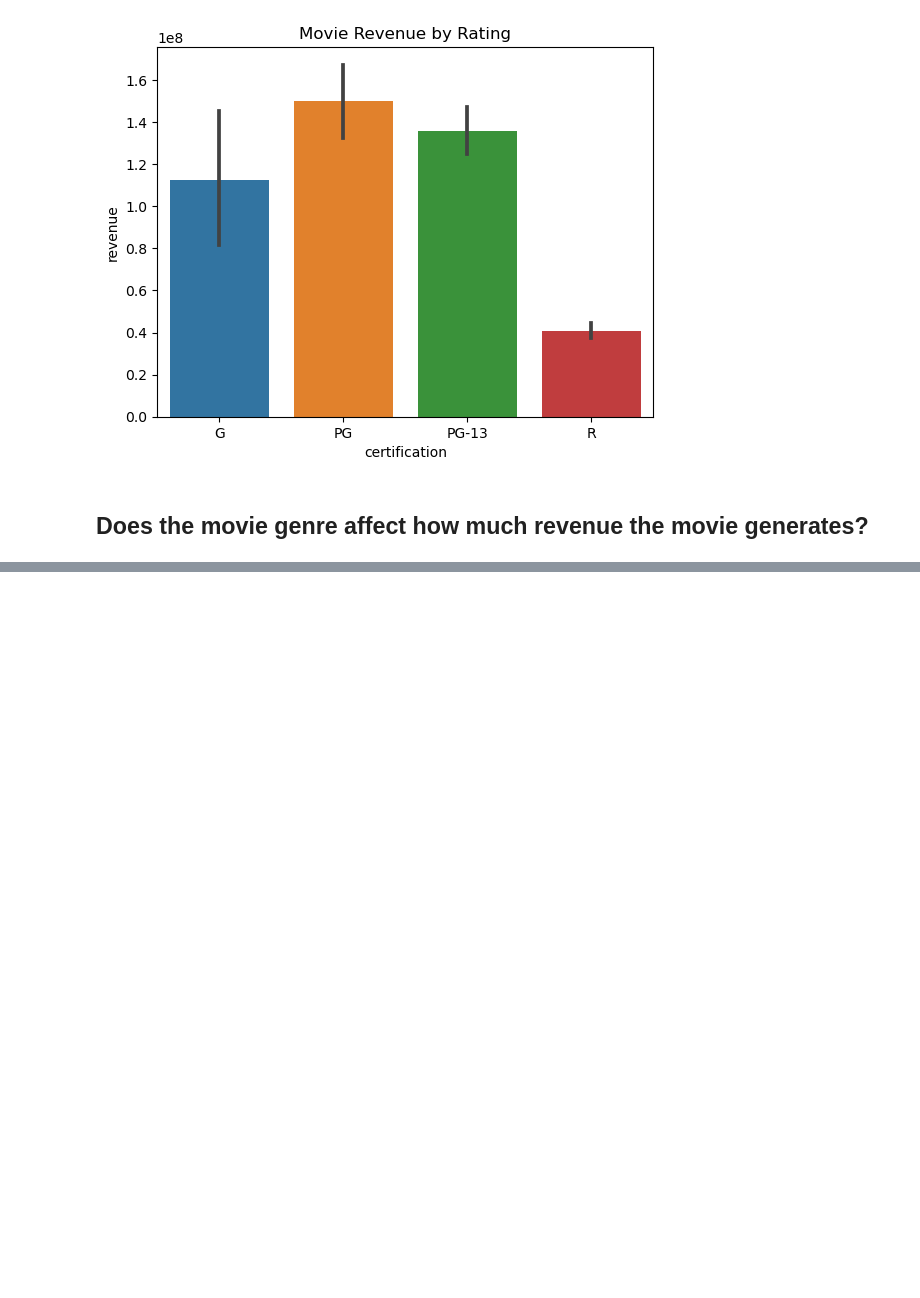
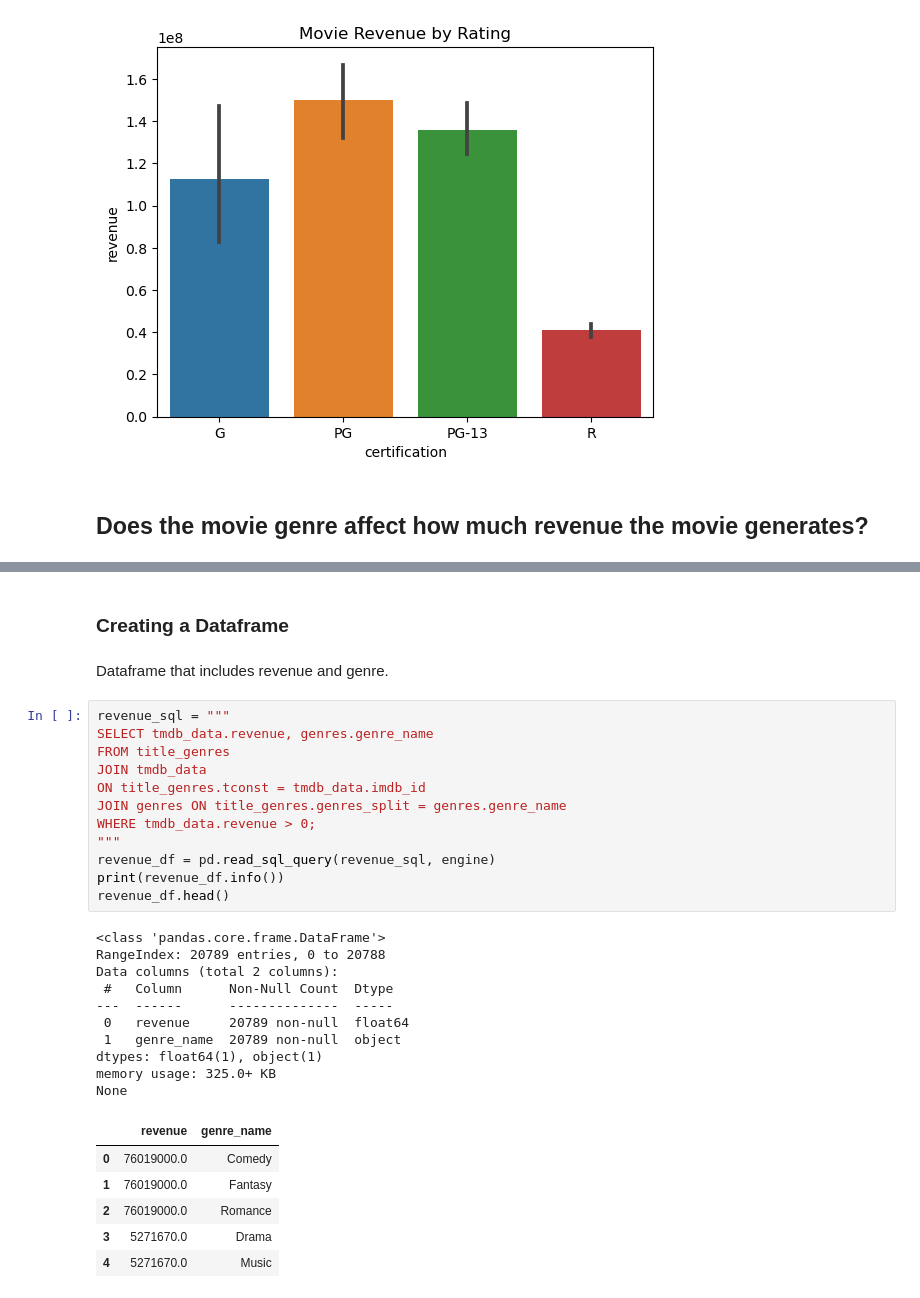
Before and after one commit to nour614/Nour-Tafa-Project-3, a Jupyter notebook: Project 3 part 4.ipynb, the cells around one changed output, grey strips where cells are left out. Drawn from its saved outputs; the diff is of its cells as text; blank space fills up the shorter version.

```diff
--- a/Project 3 part 4.ipynb
+++ b/Project 3 part 4.ipynb
@@ -340,0 +349,33 @@ ax.set_title('Movie Revenue by Rating');
+# %% [markdown]
+### Creating a Dataframe
+# %% [markdown]
+Dataframe that includes revenue and genre.
+# %%
+revenue_sql = """
+SELECT tmdb_data.revenue, genres.genre_name
+FROM title_genres
+JOIN tmdb_data
+ON title_genres.tconst = tmdb_data.imdb_id
+JOIN genres ON title_genres.genres_split = genres.genre_name
+WHERE tmdb_data.revenue > 0;
+"""
+revenue_df = pd.read_sql_query(revenue_sql, engine)
+print(revenue_df.info())
+revenue_df.head()
+# %% [output]
+<class 'pandas.core.frame.DataFrame'>
+RangeIndex: 20789 entries, 0 to 20788
+Data columns (total 2 columns):
+ #   Column      Non-Null Count  Dtype
+---  ------      --------------  -----
+ 0   revenue     20789 non-null  float64
+ 1   genre_name  20789 non-null  object
+dtypes: float64(1), object(1)
+memory usage: 325.0+ KB
+None
+|  | revenue | genre_name |
+| 0 | 76019000.0 | Comedy |
+| 1 | 76019000.0 | Fantasy |
+| 2 | 76019000.0 | Romance |
+| 3 | 5271670.0 | Drama |
+| 4 | 5271670.0 | Music |
```
Also changed, not shown: parts of 23 cells of this notebook.
